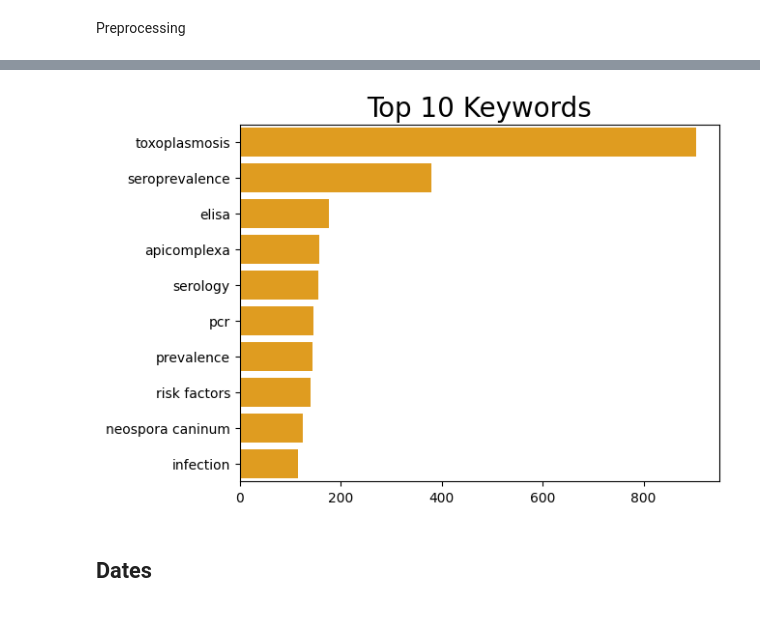
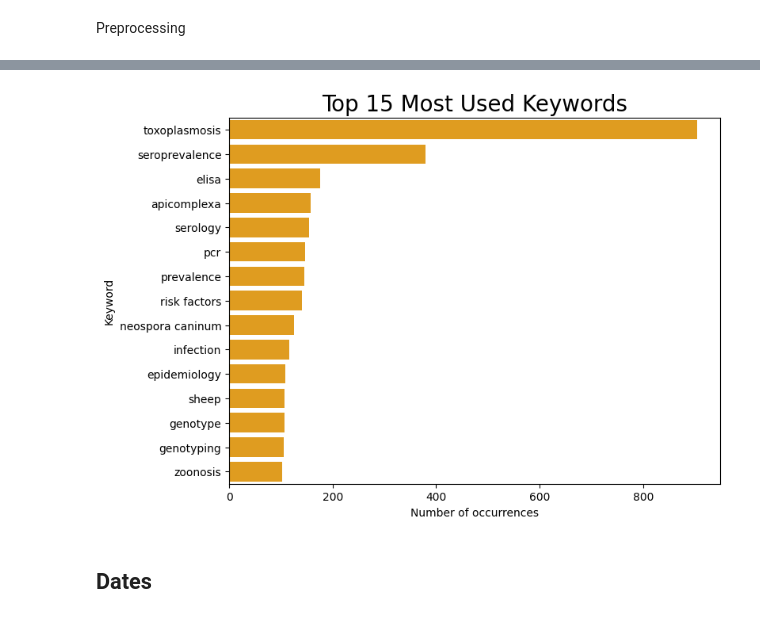
Before and after one commit to giocoal/toxoplasma-gondii-pubmed-acquisition-and-analysis, a Jupyter notebook: 2_Topic_Modelling_Updated.ipynb, the cells around one changed output, grey strips where cells are left out. Saved outputs shown, nothing was run; the diff lists cells and outputs as text; code cells hidden in the pictures.

```diff
--- a/2_Topic_Modelling_Updated.ipynb
+++ b/2_Topic_Modelling_Updated.ipynb
@@ -234,11 +324,13 @@ plt.show()
 # %%
 # Create plot
-top_10 = keywords.head(10)
-sns.barplot(x=top_10.values, y=top_10.index, color='orange')
-plt.title('Top 10 Keywords', fontsize=20)
+top_10 = keywords.head(15)
+plt.figure(figsize=(8, 6), facecolor=None)
+ax = sns.barplot(x=top_10.values, y=top_10.index, color='orange')
+plt.title('Top 15 Most Used Keywords', fontsize=20)
+ax.set(xlabel='Number of occurrences', ylabel='Keyword')
 plt.show()
 # %% [output]
-[figure, old version]
+[figure, new version]
 # %% [markdown]
 ## Dates
 # %% [markdown]
```
Also changed, not shown: parts of 36 cells of this notebook, 1 other file.
